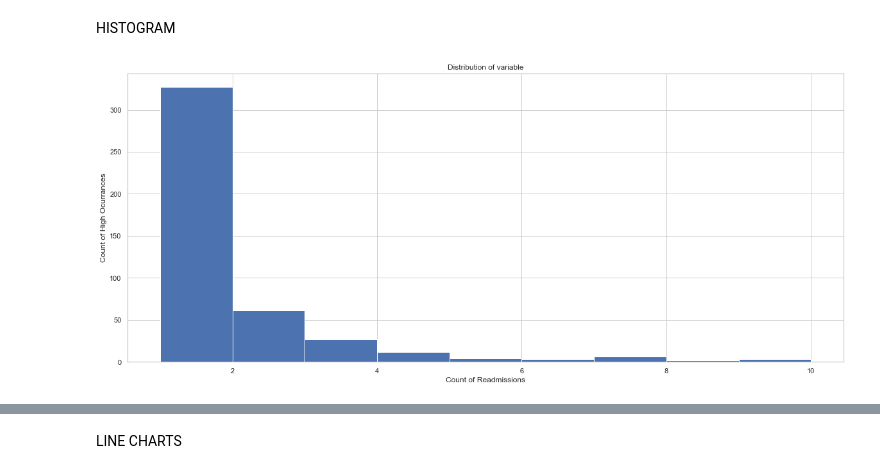
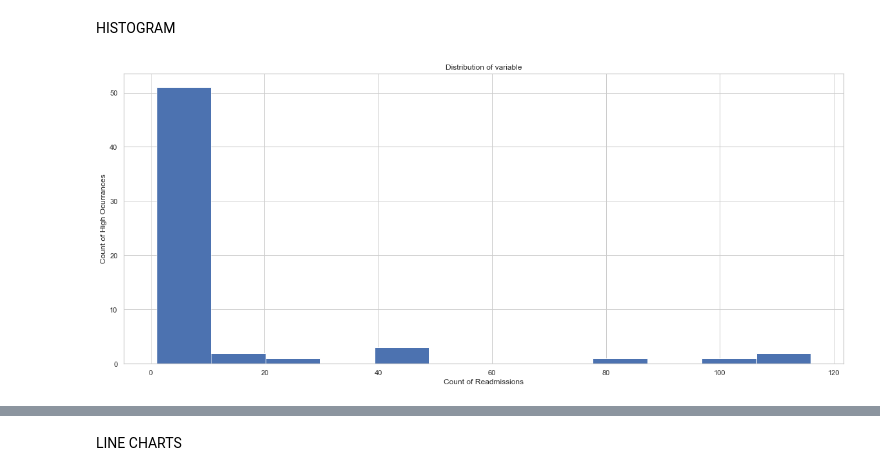
Before and after one commit to tipearso/hospital-readmissions, a Jupyter notebook: notebooks/plots.ipynb, the cells around one changed output, grey strips where cells are left out. Drawn from its saved outputs; the diff is of its cells as text; code cells hidden in the pictures.

```diff
--- a/notebooks/plots.ipynb
+++ b/notebooks/plots.ipynb
@@ -82,5 +85,5 @@ read_rate_unique
 # Visualize it
 # %%
 # new variables
-one_top['year'] = pd.DatetimeIndex(one_top['Encounter Start Date']).year
-one_top.head()
+one_top['year'] = pd.DatetimeIndex(one_top['Previous End Date']).year
+one_top['month'] = pd.DatetimeIndex(one_top['Previous End Date']).month
@@ -102,26 +98,34 @@ read_count_patient_high = read_count_patient[read_count_patient['Encounter ID']
 #filter for number of readmissions per Hospital
 read_count_hospital = one_top.groupby(['Facility Provider NPI'], as_index=False).count()
 read_count_hospital = read_count_hospital.sort_values(['Patient ID'], ascending = (False))
-read_count_hospital_high = read_count_hospital[read_count_hospital['Encounter ID'] >= 5]
+read_count_hospital_high = read_count_hospital[read_count_hospital['Encounter ID'] >= 0]
 # %%
 #filter for number of readmissions per Attendant
 read_count_attendant = one_top.groupby(['Attending Provider NPI'], as_index=False).count()
 read_count_attendant = read_count_attendant.sort_values(['Patient ID'], ascending = (False))
 read_count_attendant_high = read_count_attendant[read_count_attendant['Encounter ID'] >= 5]
+# %%
+#filter for number of readmissions per month
+read_count_month = one_top.groupby(['year','month'], as_index=False).count()
+read_count_month = read_count_month.sort_values(['year','month','Patient ID'], ascending = (True, True,False))
+read_count_month_high = read_count_month[read_count_month['Encounter ID'] >= 0]
 # %%
 #filter for number of readmissions per patient
 occurance1 = read_count_patient_high
 bin1 = 9
 #filter for number of readmissions per Hospital
 occurance2 = read_count_hospital_high
-bin2 = 7
+bin2 = 12
 #filter for number of readmissions per Attendant
 occurance3 = read_count_attendant_high
-bin3 = 7
+bin3 = 12
+#filter for number of readmissions per Attendant
+occurance4 = read_count_month_high
+bin4 = 12
 
-_= plt.hist('Encounter ID', bins = bin1, data = occurance1)
+_= plt.hist('Encounter ID', bins = bin2, data = occurance2)
 _= plt.title('Distribution of variable')
 _= plt.ylabel('Count of High Ocurrances')
 _= plt.xlabel('Count of Readmissions')
 # %% [output]
-[figure, old version]
+[figure, new version]
```
Also changed, not shown: parts of 15 cells of this notebook.
